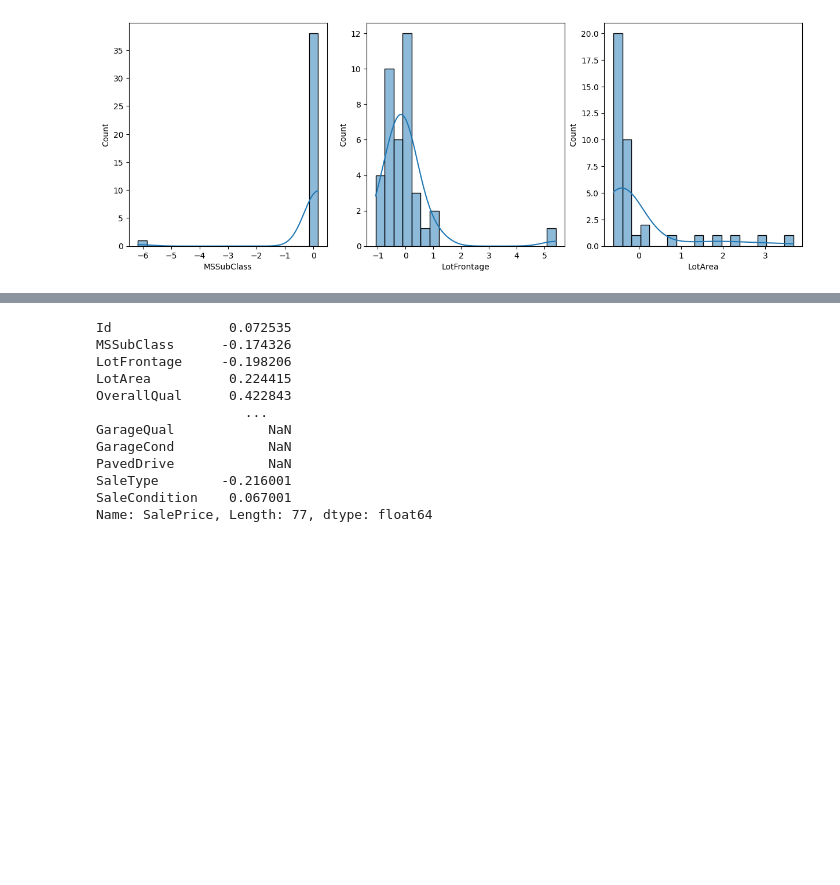
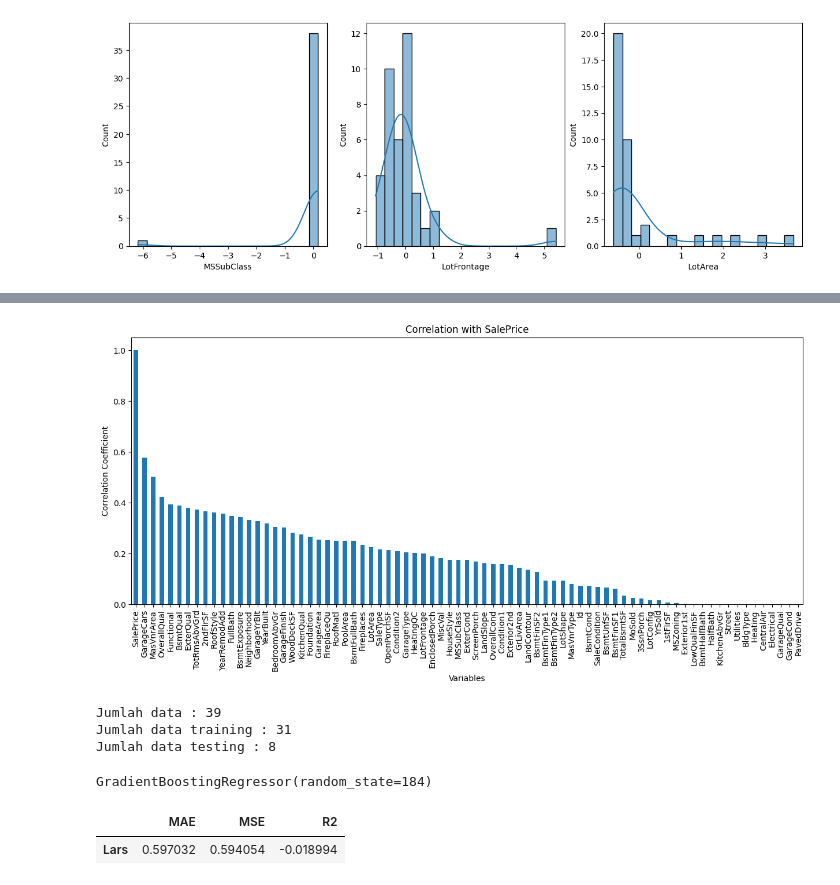
Before and after one commit to rezzz59/STUPEN, a Jupyter notebook: data_cleansing.ipynb, the cells around one changed output, grey strips where cells are left out. Saved outputs shown, nothing was run; the diff lists cells and outputs as text; code cells hidden in the pictures; blank space fills up the shorter version.

Commit message:
Data Splitting dan melatih model

```diff
--- a/data_cleansing.ipynb
+++ b/data_cleansing.ipynb
@@ -419,17 +410,13 @@ sns.heatmap(correlation_matrix, annot=False, cmap='coolwarm', vmin=-1, vmax=1)
 [figure]
-# %%
-target_corr = df_lencoder.corr()['SalePrice']
-target_corr
-# %% [output]
-Id               0.072535
-MSSubClass      -0.174326
-LotFrontage     -0.198206
-LotArea          0.224415
-OverallQual      0.422843
-                   ...
-GarageQual            NaN
-GarageCond            NaN
-PavedDrive            NaN
-SaleType        -0.216001
-SaleCondition    0.067001
-Name: SalePrice, Length: 77, dtype: float64
+# %%
+target_corr = df_lencoder.corr()['SalePrice']
+target_corr_sorted = target_corr.abs().sort_values(ascending=False)
+
+plt.figure(figsize=(15, 6))
+target_corr_sorted.plot(kind='bar')
+plt.title(f'Correlation with SalePrice')
+plt.xlabel('Variables')
+plt.ylabel('Correlation Coefficient')
+plt.show()
+# %% [output]
+[figure, added]
@@ -435,0 +433,45 @@ Name: SalePrice, Length: 77, dtype: float64
+# %%
+print('Jumlah data :', len(x))
+print('Jumlah data training :', len(x_train))
+print('Jumlah data testing :', len(x_test))
+# %% [output]
+Jumlah data : 39
+Jumlah data training : 31
+Jumlah data testing : 8
+# %%
+from sklearn import linear_model
+
+lars = linear_model.Lars(n_nonzero_coefs=10).fit(x_train, y_train)
+
+#melatih model 2 dengan algoritmal linear regression
+from sklearn.linear_model import LinearRegression
+LR = LinearRegression().fit(x_train, y_train)
+
+#metlih model 3 dengan algoritma gradien boosting regressor
+from sklearn.ensemble import GradientBoostingRegressor
+GBR = GradientBoostingRegressor(random_state=184)
+GBR.fit(x_train, y_train)
+# %% [output]
+GradientBoostingRegressor(random_state=184)
+# %%
+from sklearn.metrics import mean_absolute_error, mean_squared_error, r2_score
+
+# Evaluasi pada model LARS
+pred_lars = lars.predict(x_test)
+mae_lars = mean_absolute_error(y_test, pred_lars)
+mse_lars = mean_squared_error(y_test, pred_lars)
+r2_lars = r2_score(y_test, pred_lars)
+
+# Membuat dictionary untuk menyimpan hasil evaluasi
+data = {
+    'MAE': [mae_lars],
+    'MSE': [mse_lars],
+    'R2': [r2_lars]
+}
+
+# Konversi dictionary menjadi DataFrame
+df_results = pd.DataFrame(data, index=['Lars'])
+df_results
+# %% [output]
+|  | MAE | MSE | R2 |
+| Lars | 0.597032 | 0.594054 | -0.018994 |
```
Also changed, not shown: parts of 7 cells of this notebook, 1 other file.
